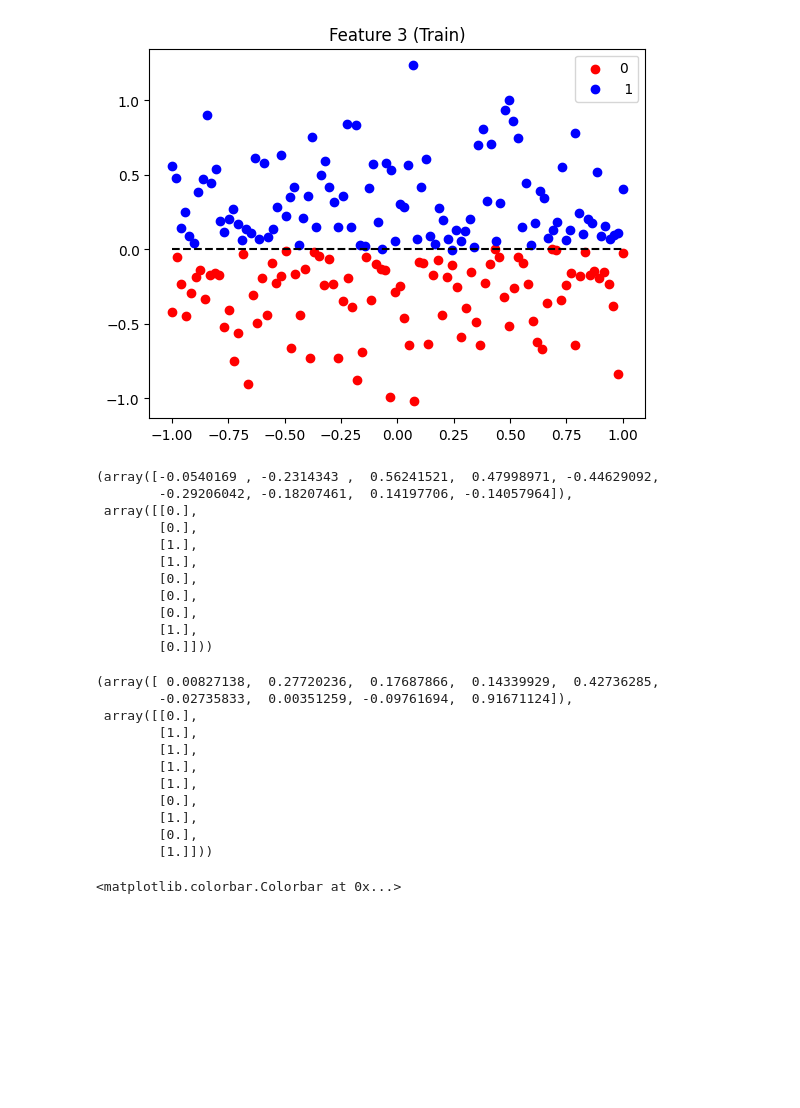
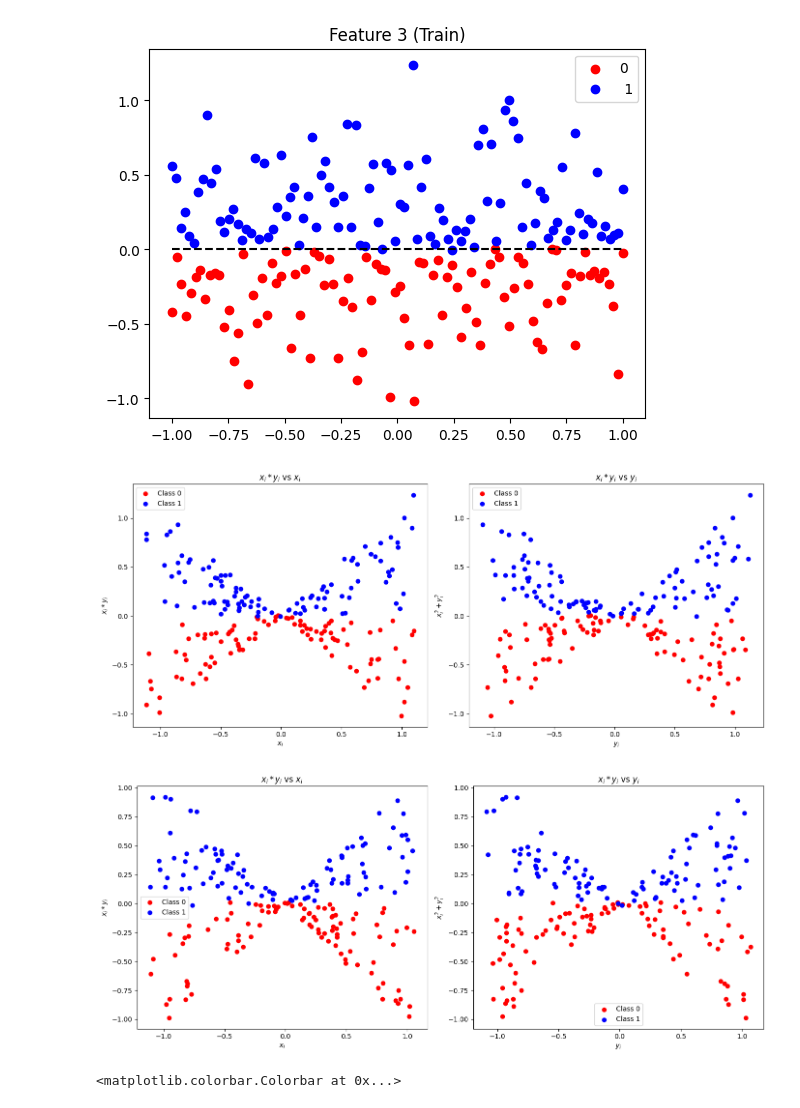
Before and after one commit to Vashistht/Intro_DL, a Jupyter notebook: IDL_hw2/source/Deliverable7.ipynb, the cells around one changed output. Cells and saved outputs as stored; diff of their text form; code cells hidden in the pictures; blank space fills up the shorter version.

```diff
--- a/IDL_hw2/source/Deliverable7.ipynb
+++ b/IDL_hw2/source/Deliverable7.ipynb
@@ -325,33 +312,16 @@ non_linear_feature_test = (x_test[:, 0] * x_test[:, 1]).reshape(-1, 1)
-# %%
-x_train_augmented = np.hstack((x_train, non_linear_feature_train))
-x_train_augmented[:,2][1:10], y_train[1:10]
-# %% [output]
-(array([-0.0540169 , -0.2314343 ,  0.56241521,  0.47998971, -0.44629092,
-        -0.29206042, -0.18207461,  0.14197706, -0.14057964]),
- array([[0.],
-        [0.],
-        [1.],
-        [1.],
-        [0.],
-        [0.],
-        [0.],
-        [1.],
-        [0.]]))
-# %%
-x_test_augmented = np.hstack((x_test, non_linear_feature_test))
-x_test_augmented[:,2][1:10], y_test[1:10]
-# %% [output]
-(array([ 0.00827138,  0.27720236,  0.17687866,  0.14339929,  0.42736285,
-        -0.02735833,  0.00351259, -0.09761694,  0.91671124]),
- array([[0.],
-        [1.],
-        [1.],
-        [1.],
-        [1.],
-        [0.],
-        [1.],
-        [0.],
-        [1.]]))
+# %%
+radial_distance_train = make_nonlinearity(x_train[:,0], x_train[:,1], lambda x, y: (x*y))
+radial_distance_test = make_nonlinearity(x_test[:,0], x_test[:,1], lambda x, y: (x*y))
+# %%
+x_train_augmented = np.c_[x_train, radial_distance_train]
+x_test_augmented = np.c_[x_test, radial_distance_test]
+# %%
+# plt.scatter(x_train_augmented[:, 0], x_train_augmented[:, 2], c=y_train.flatten())
+plot_3d(x_train_augmented, y_train, 'x_{i} * y_i')
+plot_3d(x_test_augmented,y_test,  'x_{i} * y_i')
+# %% [output]
+[figure, added]
+[figure, added]
 # %%
 feature_1 = x_train_augmented[:, 0]
 feature_2 = x_train_augmented[:, 1]
```
Also changed, not shown: parts of 35 cells of this notebook, 7 other files.
